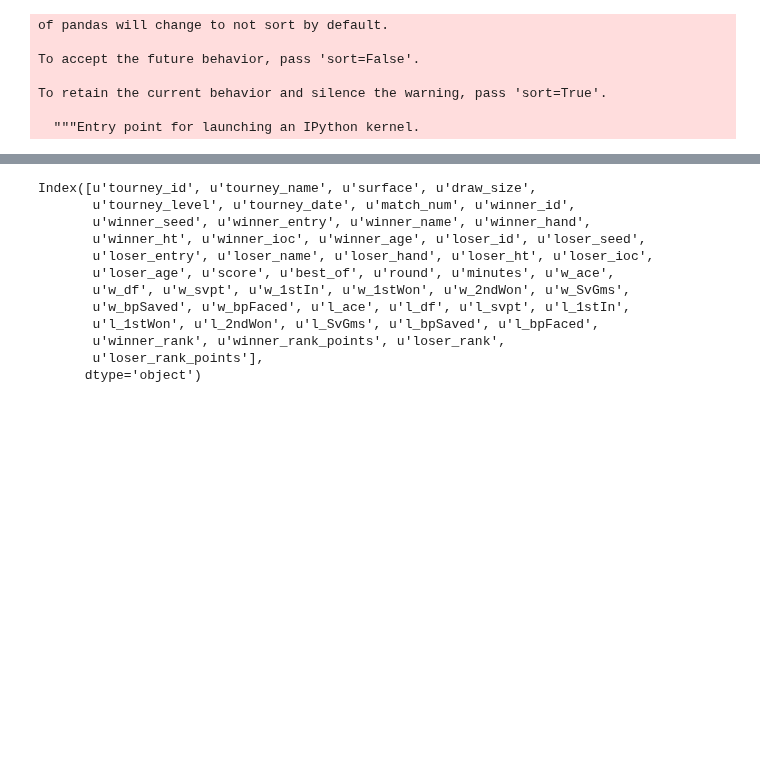
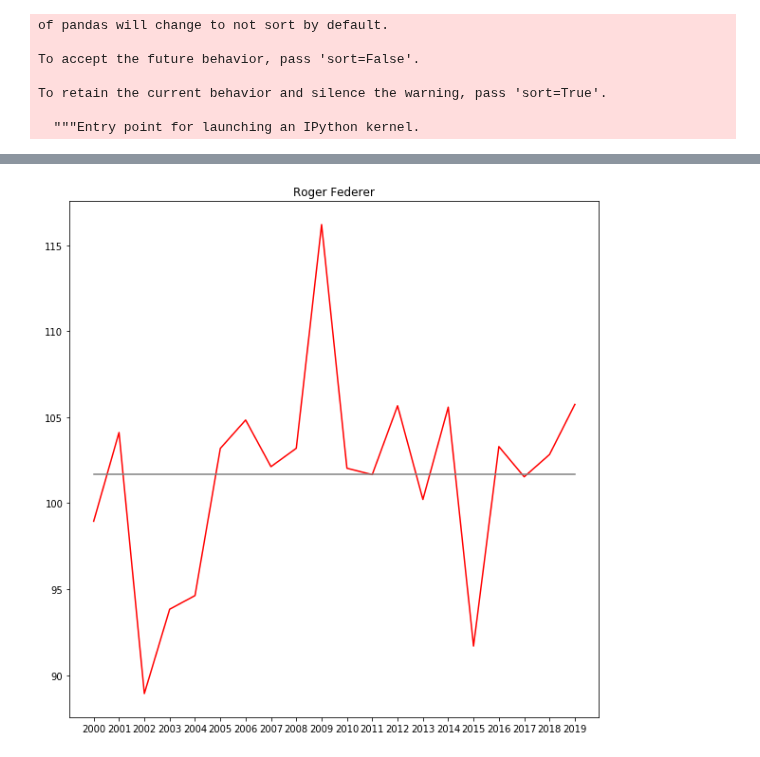
Before and after one commit to CesarRoaldes/tennis_match_time, a Jupyter notebook: base.ipynb, the cells around one changed output, grey strips where cells are left out. Saved outputs shown, nothing was run; the diff lists cells and outputs as text; code cells hidden in the pictures; blank space fills up the shorter version.

Commit message:
full dataset + graph

```diff
--- a/base.ipynb
+++ b/base.ipynb
@@ -7,0 +8,4 @@ data = pd.read_csv('tennis_atp/atp_matches_2001.csv')
+# %%
+data = pd.read_csv('/Users/cesar/Desktop/tennis_atp/atp_matches_2010.csv')
+for annee in range(2000, 2020):
+    data = pd.concat([data, pd.read_csv('/Users/cesar/Desktop/tennis_atp/atp_matches_'+str(annee)+'.csv')], axis=0)
@@ -16,9 +29,19 @@ data_loser.rename({'loser_name':'player_name'}, inplace=True)
 # %%
 data_winner['win_lose'] = ['w' for i in range(len(data_winner))]
 data_winner['win_lose'] = ['l' for i in range(len(data_loser))]
+# %%
+data_winner = data_winner.rename(columns=lambda x: re.sub('winner','player',x))
+data_winner = data_winner.rename(columns=lambda x: re.sub('w_','player_',x))
+data_winner = data_winner.rename(columns=lambda x: re.sub('loser','opponent',x))
+data_winner = data_winner.rename(columns=lambda x: re.sub('l_','opponent_',x))
+
+data_loser = data_loser.rename(columns=lambda x: re.sub('loser','player',x))
+data_loser = data_loser.rename(columns=lambda x: re.sub('l_','player_',x))
+data_loser = data_loser.rename(columns=lambda x: re.sub('winner','opponent',x))
+data_loser = data_loser.rename(columns=lambda x: re.sub('w_','opponent_',x))
 # %%
-data_plays = pd.concat([data_winner, data_loser], axis=0)
-data_plays.reset_index(inplace=True, drop=True)
+data = pd.concat([data_winner, data_loser], axis=0)
+data.reset_index(inplace=True, drop=True)
 # %% [output]
 of pandas will change to not sort by default.
 
@@ -51,15 +52,0 @@ data_pla
-# %%
-data.columns
-# %% [output]
-Index([u'tourney_id', u'tourney_name', u'surface', u'draw_size',
-       u'tourney_level', u'tourney_date', u'match_num', u'winner_id',
-       u'winner_seed', u'winner_entry', u'winner_name', u'winner_hand',
-       u'winner_ht', u'winner_ioc', u'winner_age', u'loser_id', u'loser_seed',
-       u'loser_entry', u'loser_name', u'loser_hand', u'loser_ht', u'loser_ioc',
-       u'loser_age', u'score', u'best_of', u'round', u'minutes', u'w_ace',
-       u'w_df', u'w_svpt', u'w_1stIn', u'w_1stWon', u'w_2ndWon', u'w_SvGms',
-       u'w_bpSaved', u'w_bpFaced', u'l_ace', u'l_df', u'l_svpt', u'l_1stIn',
-       u'l_1stWon', u'l_2ndWon', u'l_SvGms', u'l_bpSaved', u'l_bpFaced',
-       u'winner_rank', u'winner_rank_points', u'loser_rank',
-       u'loser_rank_points'],
-      dtype='object')
@@ -77,0 +53,2 @@ Index([u'tourney_id', u'tourney_name', u'surface', u'draw_size',
+# %%
+data['year'] = data['tourney_date'].apply(lambda x: x.year)
@@ -77,0 +63,16 @@ Index([u'tourney_id', u'tourney_name', u'surface', u'draw_size',
+# %%
+name = 'Roger Federer'
+joueur = data[data['player_name']==name]
+moyenne_joueur = joueur['minutes'].mean()
+annees = joueur['year'].sort_values().unique()
+moyennes_annuelles = np.zeros(annees.shape[0])
+for i, annee in enumerate(annees):
+    moyennes_annuelles[i] = joueur[joueur['year']==annee]['minutes'].mean()
+plt.figure(figsize=(10,10))
+plt.plot(annees, moyennes_annuelles, color="red")
+plt.plot(annees, [moyenne_joueur for i in range(len(annees))], color='grey')
+plt.title(name)
+plt.xticks(annees.astype('int'))
+plt.show()
+# %% [output]
+[figure, added]
```
Also changed, not shown: parts of 7 cells of this notebook.
